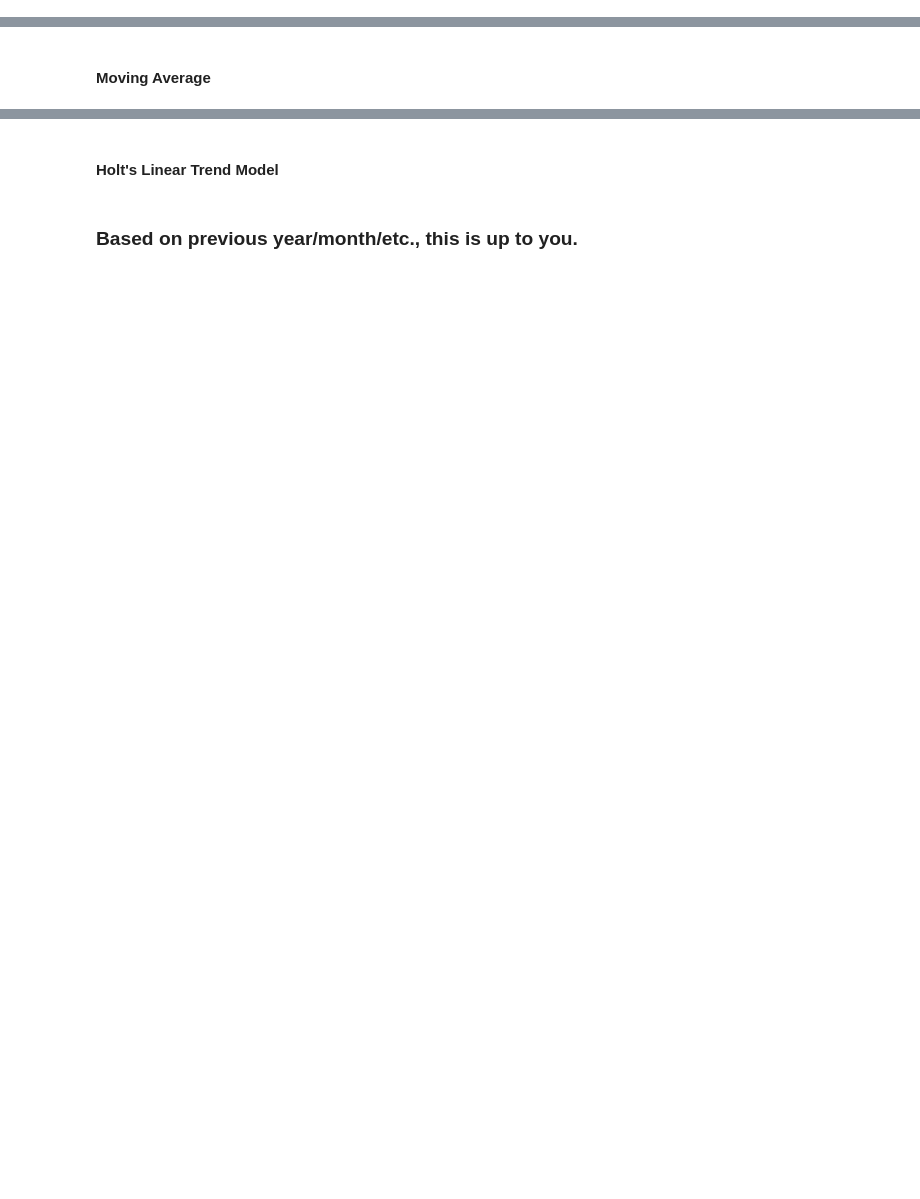
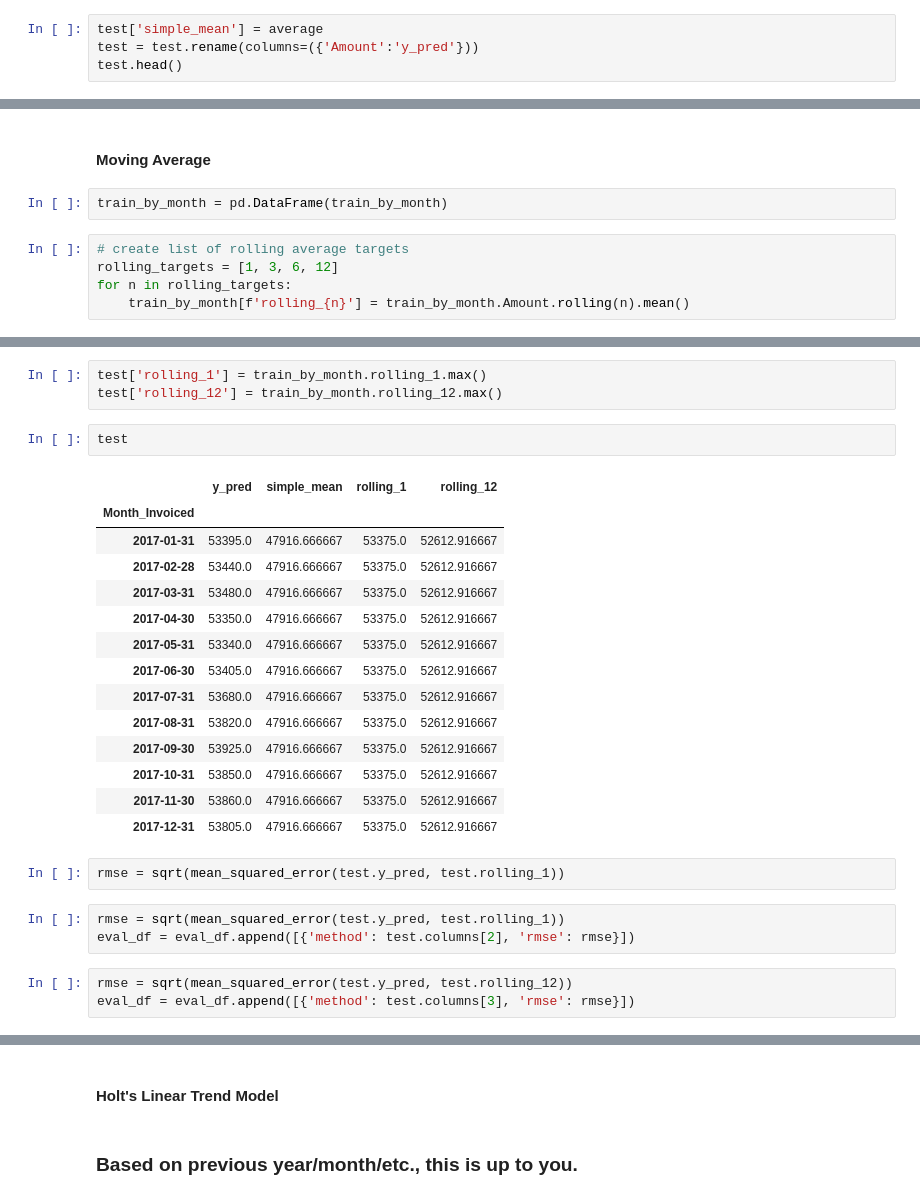
Before and after one commit to noahmelngailis/ds-methodologies-exercises, a Jupyter notebook: time_series/model.ipynb, the cells around one changed output, grey strips where cells are left out. Drawn from its saved outputs; the diff is of its cells as text; blank space fills up the shorter version.

```diff
--- a/time_series/model.ipynb
+++ b/time_series/model.ipynb
@@ -106,0 +142,4 @@ train_by_month.plot()
+# %%
+test['simple_mean'] = average
+test = test.rename(columns=({'Amount':'y_pred'}))
+test.head()
@@ -107,2 +167,9 @@ train_by_month.plot()
 # %% [markdown]
 #### Moving Average
+# %%
+train_by_month = pd.DataFrame(train_by_month)
+# %%
+# create list of rolling average targets
+rolling_targets = [1, 3, 6, 12]
+for n in rolling_targets:
+    train_by_month[f'rolling_{n}'] = train_by_month.Amount.rolling(n).mean()
@@ -108,0 +186,28 @@ train_by_month.plot()
+# %%
+test['rolling_1'] = train_by_month.rolling_1.max()
+test['rolling_12'] = train_by_month.rolling_12.max()
+# %%
+test
+# %% [output]
+|  | y_pred | simple_mean | rolling_1 | rolling_12 |
+| Month_Invoiced |  |  |  |  |
+| 2017-01-31 | 53395.0 | 47916.666667 | 53375.0 | 52612.916667 |
+| 2017-02-28 | 53440.0 | 47916.666667 | 53375.0 | 52612.916667 |
+| 2017-03-31 | 53480.0 | 47916.666667 | 53375.0 | 52612.916667 |
+| 2017-04-30 | 53350.0 | 47916.666667 | 53375.0 | 52612.916667 |
+| 2017-05-31 | 53340.0 | 47916.666667 | 53375.0 | 52612.916667 |
+| 2017-06-30 | 53405.0 | 47916.666667 | 53375.0 | 52612.916667 |
+| 2017-07-31 | 53680.0 | 47916.666667 | 53375.0 | 52612.916667 |
+| 2017-08-31 | 53820.0 | 47916.666667 | 53375.0 | 52612.916667 |
+| 2017-09-30 | 53925.0 | 47916.666667 | 53375.0 | 52612.916667 |
+| 2017-10-31 | 53850.0 | 47916.666667 | 53375.0 | 52612.916667 |
+| 2017-11-30 | 53860.0 | 47916.666667 | 53375.0 | 52612.916667 |
+| 2017-12-31 | 53805.0 | 47916.666667 | 53375.0 | 52612.916667 |
+# %%
+rmse = sqrt(mean_squared_error(test.y_pred, test.rolling_1))
+# %%
+rmse = sqrt(mean_squared_error(test.y_pred, test.rolling_1))
+eval_df = eval_df.append([{'method': test.columns[2], 'rmse': rmse}])
+# %%
+rmse = sqrt(mean_squared_error(test.y_pred, test.rolling_12))
+eval_df = eval_df.append([{'method': test.columns[3], 'rmse': rmse}])
```
Also changed, not shown: parts of 12 cells of this notebook.
